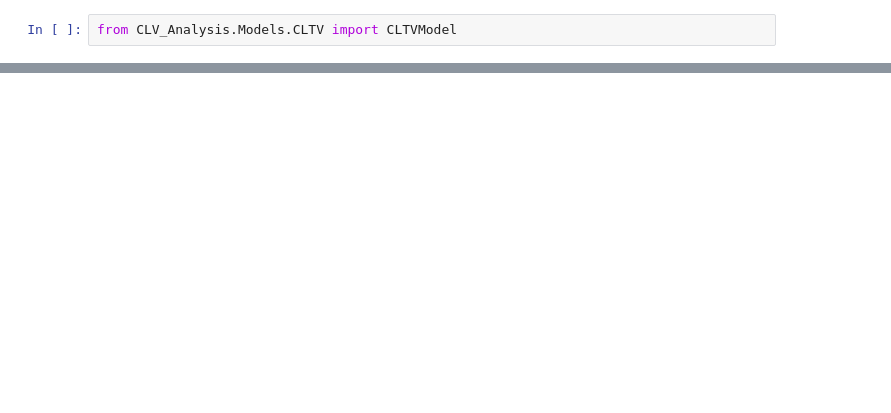
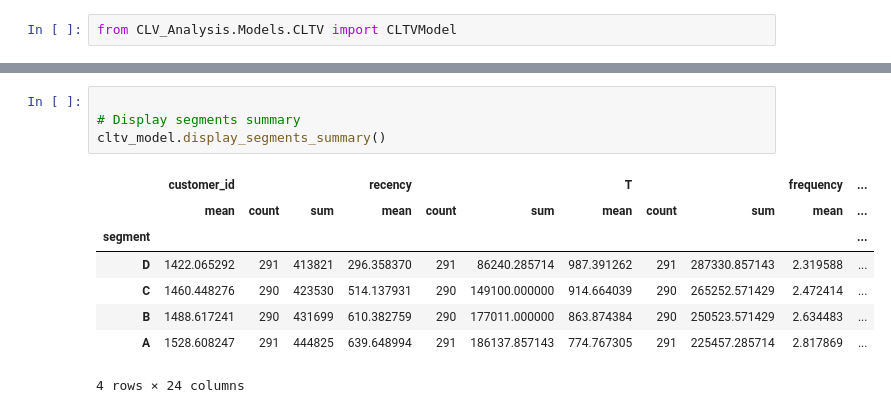
Before and after one commit to anahit1baghdasarian/DS223-Marketing-Analytics-Group-Project-Group2, a Jupyter notebook: CLTV_with_CLTVModel.ipynb, the cells around one changed output, grey strips where cells are left out. Saved outputs shown, nothing was run; the diff lists cells and outputs as text; blank space fills up the shorter version.

```diff
--- a/CLTV_with_CLTVModel.ipynb
+++ b/CLTV_with_CLTVModel.ipynb
@@ -114,0 +353,13 @@ A        1255.767342  360405.227140
+# %%
+
+# Display segments summary
+cltv_model.display_segments_summary()
+# %% [output]
+|  | customer_id |  |  | recency |  |  | T |  |  | frequency | ... |
+|  | mean | count | sum | mean | count | sum | mean | count | sum | mean | ... |
+| segment |  |  |  |  |  |  |  |  |  |  | ... |
+| D | 1422.065292 | 291 | 413821 | 296.358370 | 291 | 86240.285714 | 987.391262 | 291 | 287330.857143 | 2.319588 | ... |
+| C | 1460.448276 | 290 | 423530 | 514.137931 | 290 | 149100.000000 | 914.664039 | 290 | 265252.571429 | 2.472414 | ... |
+| B | 1488.617241 | 290 | 431699 | 610.382759 | 290 | 177011.000000 | 863.874384 | 290 | 250523.571429 | 2.634483 | ... |
+| A | 1528.608247 | 291 | 444825 | 639.648994 | 291 | 186137.857143 | 774.767305 | 291 | 225457.285714 | 2.817869 | ... |
+4 rows × 24 columns
```
Also changed, not shown: parts of 37 cells of this notebook.
